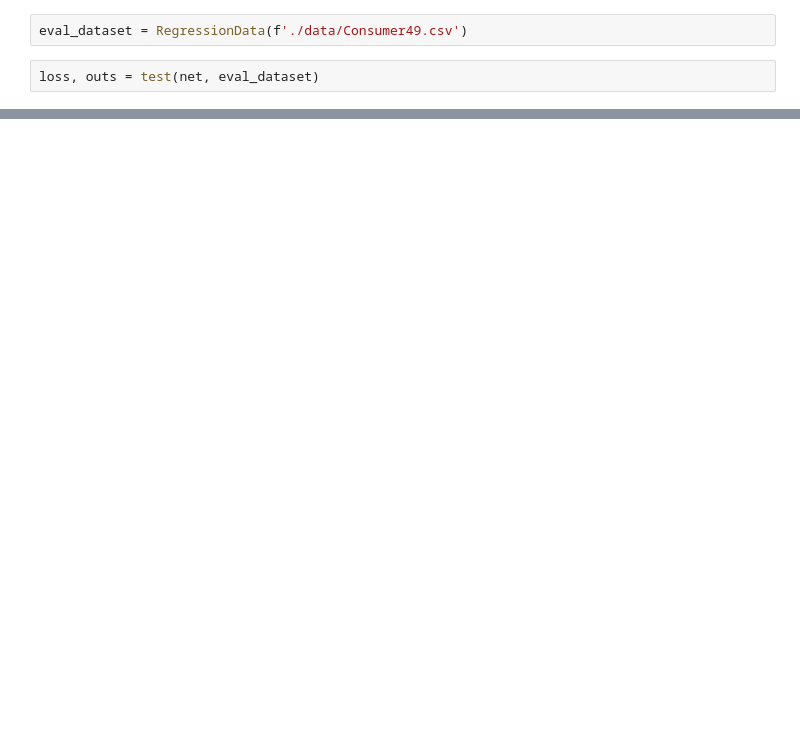
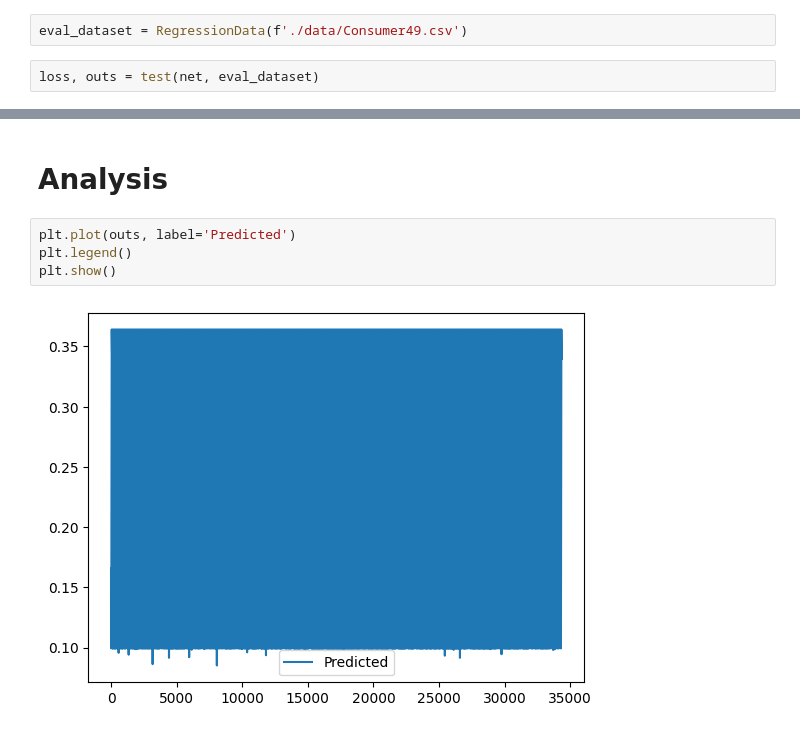
Before and after one commit to SondreWold/federated_groke, a Jupyter notebook: sketch.ipynb, the cells around one changed output, grey strips where cells are left out. Drawn from its saved outputs; the diff is of its cells as text; blank space fills up the shorter version.

```diff
--- a/sketch.ipynb
+++ b/sketch.ipynb
@@ -304,0 +313,8 @@ plt.show()
+# %% [markdown]
+# Analysis
+# %%
+plt.plot(outs, label='Predicted')
+plt.legend()
+plt.show()
+# %% [output]
+[figure, added]
```
Also changed, not shown: parts of 29 cells of this notebook, 1 other file.
